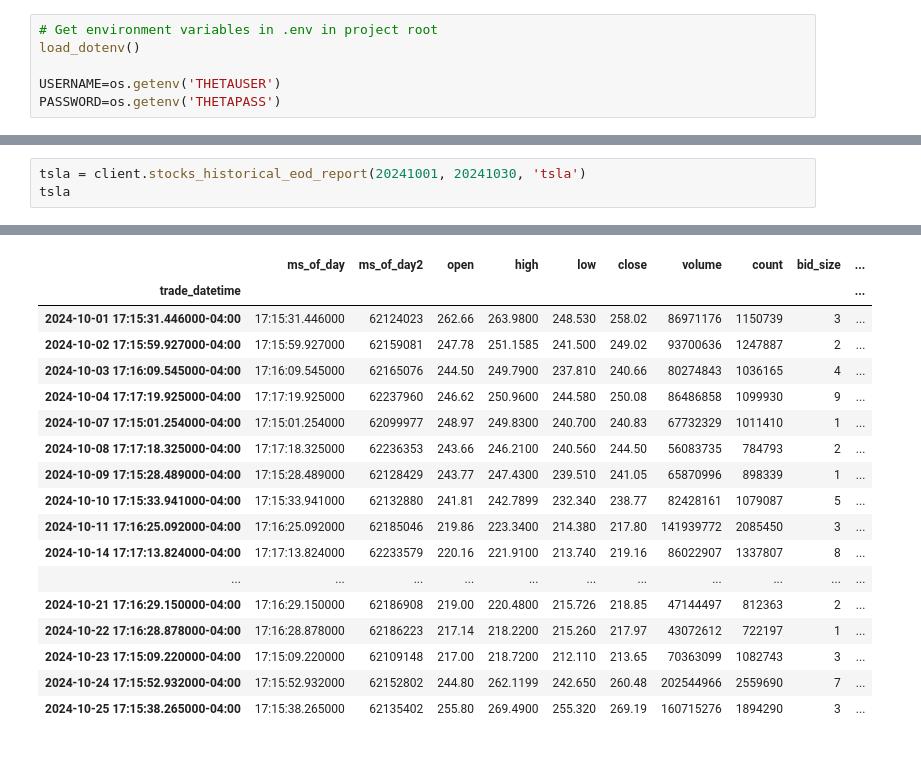
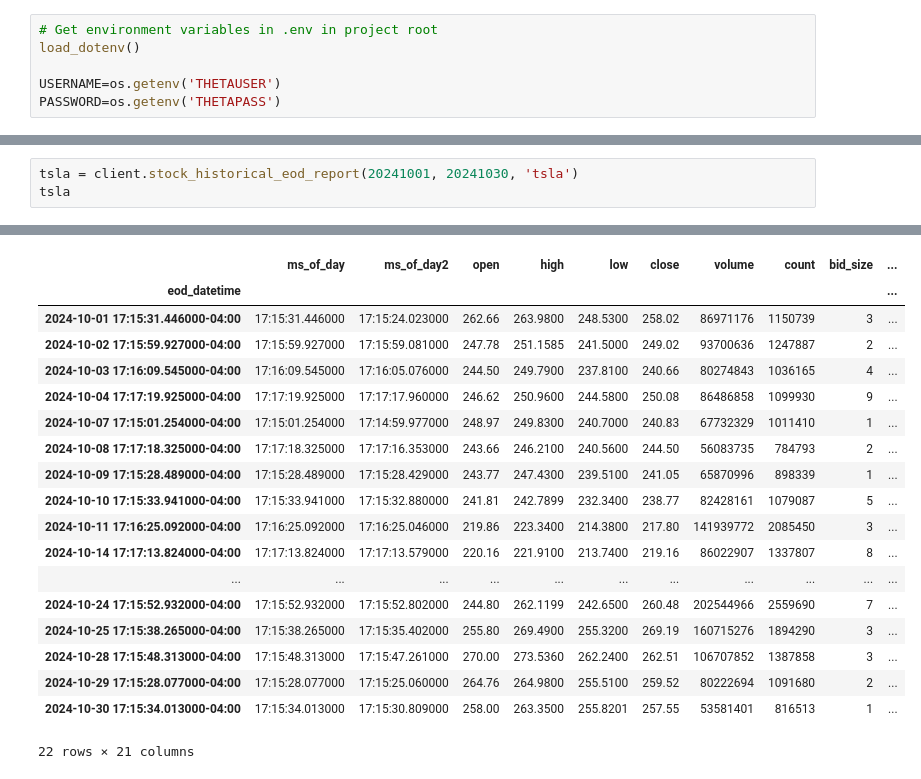
Before and after one commit to dmckim1977/thetadata-python, a Jupyter notebook: bin/stocks/historical_data.ipynb, the cells around one changed output, grey strips where cells are left out. Drawn from its saved outputs; the diff is of its cells as text.

```diff
--- a/bin/stocks/historical_data.ipynb
+++ b/bin/stocks/historical_data.ipynb
@@ -49,4 +49,4 @@ aapl
 # %%
-tsla = client.stocks_historical_eod_report(20241001, 20241030, 'tsla')
+tsla = client.stock_historical_eod_report(20241001, 20241030, 'tsla')
 tsla
 # %% [output]
@@ -53,18 +54,19 @@ tsla
 |  | ms_of_day | ms_of_day2 | open | high | low | close | volume | count | bid_size | ... |
-| trade_datetime |  |  |  |  |  |  |  |  |  | ... |
-| 2024-10-01 17:15:31.446000-04:00 | 17:15:31.446000 | 62124023 | 262.66 | 263.9800 | 248.530 | 258.02 | 86971176 | 1150739 | 3 | ... |
-| 2024-10-02 17:15:59.927000-04:00 | 17:15:59.927000 | 62159081 | 247.78 | 251.1585 | 241.500 | 249.02 | 93700636 | 1247887 | 2 | ... |
-| 2024-10-03 17:16:09.545000-04:00 | 17:16:09.545000 | 62165076 | 244.50 | 249.7900 | 237.810 | 240.66 | 80274843 | 1036165 | 4 | ... |
-| 2024-10-04 17:17:19.925000-04:00 | 17:17:19.925000 | 62237960 | 246.62 | 250.9600 | 244.580 | 250.08 | 86486858 | 1099930 | 9 | ... |
-| 2024-10-07 17:15:01.254000-04:00 | 17:15:01.254000 | 62099977 | 248.97 | 249.8300 | 240.700 | 240.83 | 67732329 | 1011410 | 1 | ... |
-| 2024-10-08 17:17:18.325000-04:00 | 17:17:18.325000 | 62236353 | 243.66 | 246.2100 | 240.560 | 244.50 | 56083735 | 784793 | 2 | ... |
-| 2024-10-09 17:15:28.489000-04:00 | 17:15:28.489000 | 62128429 | 243.77 | 247.4300 | 239.510 | 241.05 | 65870996 | 898339 | 1 | ... |
-| 2024-10-10 17:15:33.941000-04:00 | 17:15:33.941000 | 62132880 | 241.81 | 242.7899 | 232.340 | 238.77 | 82428161 | 1079087 | 5 | ... |
-| 2024-10-11 17:16:25.092000-04:00 | 17:16:25.092000 | 62185046 | 219.86 | 223.3400 | 214.380 | 217.80 | 141939772 | 2085450 | 3 | ... |
-| 2024-10-14 17:17:13.824000-04:00 | 17:17:13.824000 | 62233579 | 220.16 | 221.9100 | 213.740 | 219.16 | 86022907 | 1337807 | 8 | ... |
+| eod_datetime |  |  |  |  |  |  |  |  |  | ... |
+| 2024-10-01 17:15:31.446000-04:00 | 17:15:31.446000 | 17:15:24.023000 | 262.66 | 263.9800 | 248.5300 | 258.02 | 86971176 | 1150739 | 3 | ... |
+| 2024-10-02 17:15:59.927000-04:00 | 17:15:59.927000 | 17:15:59.081000 | 247.78 | 251.1585 | 241.5000 | 249.02 | 93700636 | 1247887 | 2 | ... |
+| 2024-10-03 17:16:09.545000-04:00 | 17:16:09.545000 | 17:16:05.076000 | 244.50 | 249.7900 | 237.8100 | 240.66 | 80274843 | 1036165 | 4 | ... |
+| 2024-10-04 17:17:19.925000-04:00 | 17:17:19.925000 | 17:17:17.960000 | 246.62 | 250.9600 | 244.5800 | 250.08 | 86486858 | 1099930 | 9 | ... |
+| 2024-10-07 17:15:01.254000-04:00 | 17:15:01.254000 | 17:14:59.977000 | 248.97 | 249.8300 | 240.7000 | 240.83 | 67732329 | 1011410 | 1 | ... |
+| 2024-10-08 17:17:18.325000-04:00 | 17:17:18.325000 | 17:17:16.353000 | 243.66 | 246.2100 | 240.5600 | 244.50 | 56083735 | 784793 | 2 | ... |
+| 2024-10-09 17:15:28.489000-04:00 | 17:15:28.489000 | 17:15:28.429000 | 243.77 | 247.4300 | 239.5100 | 241.05 | 65870996 | 898339 | 1 | ... |
+| 2024-10-10 17:15:33.941000-04:00 | 17:15:33.941000 | 17:15:32.880000 | 241.81 | 242.7899 | 232.3400 | 238.77 | 82428161 | 1079087 | 5 | ... |
+| 2024-10-11 17:16:25.092000-04:00 | 17:16:25.092000 | 17:16:25.046000 | 219.86 | 223.3400 | 214.3800 | 217.80 | 141939772 | 2085450 | 3 | ... |
+| 2024-10-14 17:17:13.824000-04:00 | 17:17:13.824000 | 17:17:13.579000 | 220.16 | 221.9100 | 213.7400 | 219.16 | 86022907 | 1337807 | 8 | ... |
 | ... | ... | ... | ... | ... | ... | ... | ... | ... | ... | ... |
-| 2024-10-21 17:16:29.150000-04:00 | 17:16:29.150000 | 62186908 | 219.00 | 220.4800 | 215.726 | 218.85 | 47144497 | 812363 | 2 | ... |
-| 2024-10-22 17:16:28.878000-04:00 | 17:16:28.878000 | 62186223 | 217.14 | 218.2200 | 215.260 | 217.97 | 43072612 | 722197 | 1 | ... |
-| 2024-10-23 17:15:09.220000-04:00 | 17:15:09.220000 | 62109148 | 217.00 | 218.7200 | 212.110 | 213.65 | 70363099 | 1082743 | 3 | ... |
-| 2024-10-24 17:15:52.932000-04:00 | 17:15:52.932000 | 62152802 | 244.80 | 262.1199 | 242.650 | 260.48 | 202544966 | 2559690 | 7 | ... |
-| 2024-10-25 17:15:38.265000-04:00 | 17:15:38.265000 | 62135402 | 255.80 | 269.4900 | 255.320 | 269.19 | 160715276 | 1894290 | 3 | ... |
+| 2024-10-24 17:15:52.932000-04:00 | 17:15:52.932000 | 17:15:52.802000 | 244.80 | 262.1199 | 242.6500 | 260.48 | 202544966 | 2559690 | 7 | ... |
+| 2024-10-25 17:15:38.265000-04:00 | 17:15:38.265000 | 17:15:35.402000 | 255.80 | 269.4900 | 255.3200 | 269.19 | 160715276 | 1894290 | 3 | ... |
+| 2024-10-28 17:15:48.313000-04:00 | 17:15:48.313000 | 17:15:47.261000 | 270.00 | 273.5360 | 262.2400 | 262.51 | 106707852 | 1387858 | 3 | ... |
+| 2024-10-29 17:15:28.077000-04:00 | 17:15:28.077000 | 17:15:25.060000 | 264.76 | 264.9800 | 255.5100 | 259.52 | 80222694 | 1091680 | 2 | ... |
+| 2024-10-30 17:15:34.013000-04:00 | 17:15:34.013000 | 17:15:30.809000 | 258.00 | 263.3500 | 255.8201 | 257.55 | 53581401 | 816513 | 1 | ... |
+22 rows × 21 columns
```
Also changed, not shown: parts of 5 cells of this notebook, 13 other files.
